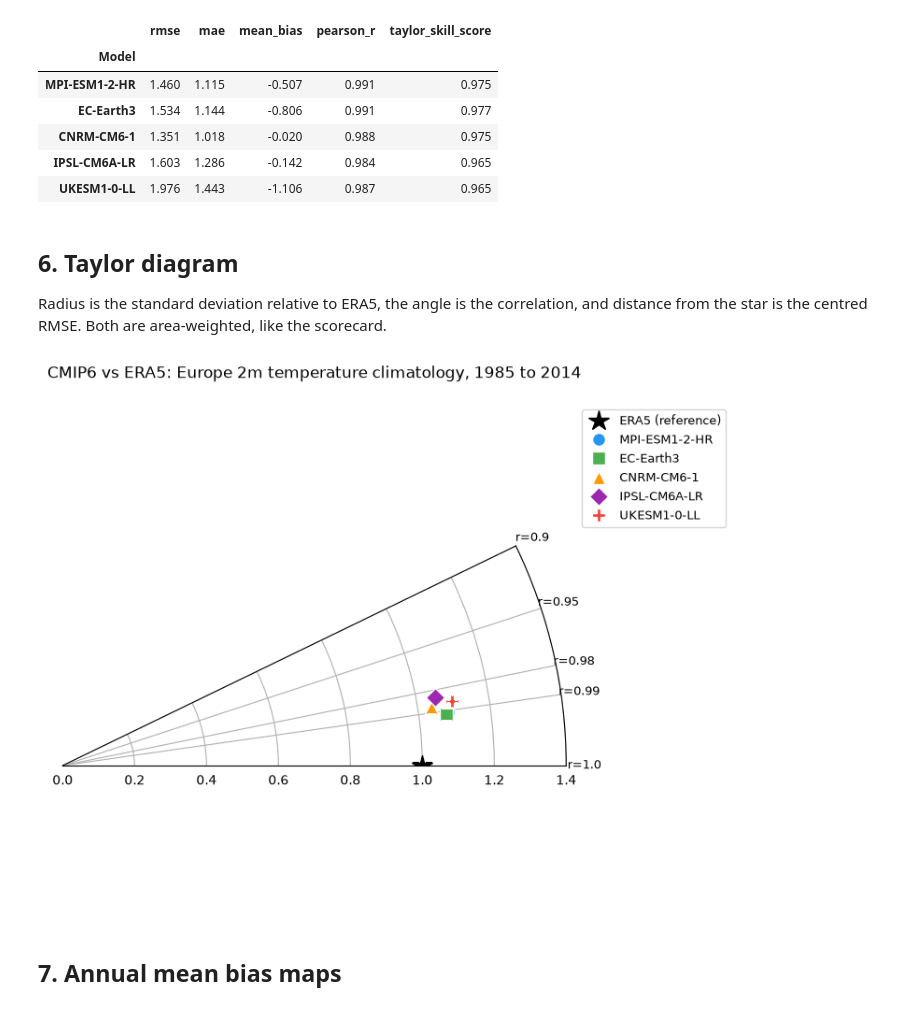
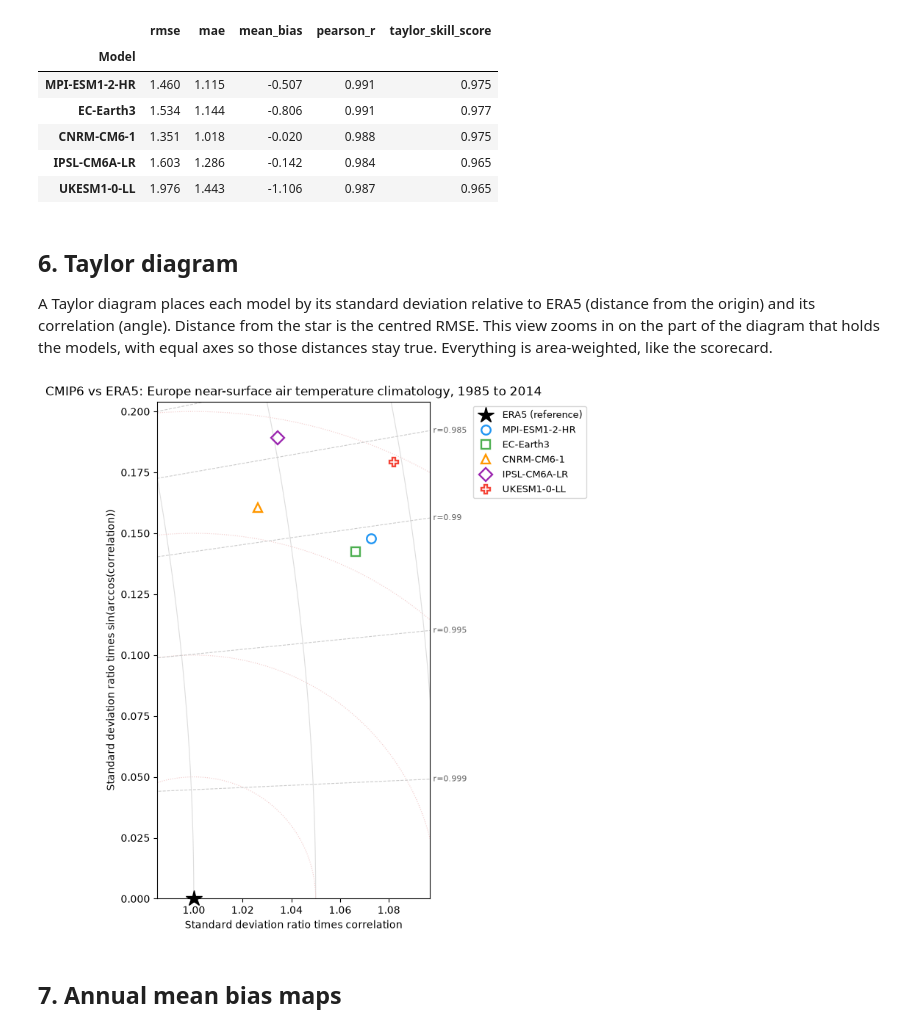
Before and after one commit to northflowlabs/northflow-notebooks, a Jupyter notebook: notebooks/cmip6_taylor_diagram.ipynb, the cells around one changed output. Saved outputs shown, nothing was run; the diff lists cells and outputs as text; code cells hidden in the pictures.

```diff
--- a/notebooks/cmip6_taylor_diagram.ipynb
+++ b/notebooks/cmip6_taylor_diagram.ipynb
@@ -302,35 +302,50 @@ Area-weighted climval scorecard: CMIP6 vs ERA5, Europe, 1985 to 2014, tas (K)
 # %% [markdown]
 ## 6. Taylor diagram
 
-Radius is the standard deviation relative to ERA5, the angle is the correlation, and distance from the star is the centred RMSE. Both are area-weighted, like the scorecard.
+A Taylor diagram places each model by its standard deviation relative to ERA5 (distance from the origin) and its correlation (angle). Distance from the star is the centred RMSE. This view zooms in on the part of the diagram that holds the models, with equal axes so those distances stay true. Everything is area-weighted, like the scorecard.
-# %%
-R_MIN = 0.9
-ref_values = era5_clim.values.ravel()
-if df["pearson_r"].min() < R_MIN:
-    raise ValueError("A model falls outside the plotted correlation range; lower R_MIN")
-
-fig = plt.figure(figsize=(9, 7))
-ax = fig.add_subplot(111, polar=True)
-ax.set_thetamin(0)
-ax.set_thetamax(np.degrees(np.arccos(R_MIN)))
-ax.set_rlim(0, 1.4)
-ticks = [0.9, 0.95, 0.98, 0.99, 1.0]
-ax.set_thetagrids(np.degrees(np.arccos(ticks)), [f"r={t}" for t in ticks], fontsize=9)
-ax.plot(0, 1.0, marker="*", markersize=16, color="black", label="ERA5 (reference)", zorder=5, linestyle="none")
-
-colors = ["#2196F3", "#4CAF50", "#FF9800", "#9C27B0", "#F44336"]
-markers = ["o", "s", "^", "D", "P"]
-for i, (model, clim) in enumerate(model_clims.items()):
-    ratio = weighted_std(clim.values.ravel(), weights) / weighted_std(ref_values, weights)
-    ax.plot(np.arccos(results[model]["pearson_r"]), ratio, marker=markers[i], markersize=10, color=colors[i],
-            label=model, markeredgecolor="white", linestyle="none")
-
-ax.set_title(f"CMIP6 vs ERA5: Europe 2m temperature climatology, {YEAR_START} to {YEAR_END}", fontsize=12, pad=20)
-ax.legend(loc="upper left", bbox_to_anchor=(1.02, 1.0), fontsize=9)
-fig.savefig("taylor_diagram_cmip6_era5.png", dpi=150, bbox_inches="tight", facecolor="white")
-plt.show()
-# %% [output]
-[figure, removed]
+# %%
+ref_values = era5_clim.values.ravel()
+placed = {}
+for model, clim in model_clims.items():
+    ratio = weighted_std(clim.values.ravel(), weights) / weighted_std(ref_values, weights)
+    angle = np.arccos(results[model]["pearson_r"])
+    placed[model] = (ratio * np.cos(angle), ratio * np.sin(angle))
+
+xy = np.array(list(placed.values()))
+pad = 0.015
+x_low, x_high = min(1.0, xy[:, 0].min()) - pad, xy[:, 0].max() + pad
+y_low, y_high = 0.0, xy[:, 1].max() + pad
+
+fig, ax = plt.subplots(figsize=(9, 7.5), constrained_layout=True)
+turn = np.linspace(0, np.pi, 720)
+for ratio in np.arange(0.9, 1.35, 0.05):
+    ax.plot(ratio * np.cos(turn), ratio * np.sin(turn), color="#dddddd", linewidth=0.8, zorder=1)
+for centred_rmse in (0.05, 0.1, 0.15, 0.2):
+    ax.plot(1 + centred_rmse * np.cos(turn), centred_rmse * np.sin(turn), color="#f2c9c9", linewidth=0.8, linestyle=":", zorder=1)
+for correlation in (0.98, 0.985, 0.99, 0.995, 0.999):
+    slope = np.tan(np.arccos(correlation))
+    ax.plot([0, 2], [0, 2 * slope], color="#cccccc", linewidth=0.8, linestyle="--", zorder=1)
+    if x_high * slope <= y_high:
+        ax.text(x_high, x_high * slope, f" r={correlation}", fontsize=8, color="#666666", va="center")
+
+ax.plot(1, 0, marker="*", markersize=16, color="black", label="ERA5 (reference)", linestyle="none", zorder=4, clip_on=False)
+colors = ["#2196F3", "#4CAF50", "#FF9800", "#9C27B0", "#F44336"]
+markers = ["o", "s", "^", "D", "P"]
+for i, (model, point) in enumerate(placed.items()):
+    ax.plot(*point, marker=markers[i], markersize=9, markerfacecolor="none", markeredgecolor=colors[i],
+            markeredgewidth=1.7, label=model, linestyle="none", zorder=3)
+
+ax.set_xlim(x_low, x_high)
+ax.set_ylim(y_low, y_high)
+ax.set_aspect("equal")
+ax.set_xlabel("Standard deviation ratio times correlation")
+ax.set_ylabel("Standard deviation ratio times sin(arccos(correlation))")
+ax.set_title(f"CMIP6 vs ERA5: Europe near-surface air temperature climatology, {YEAR_START} to {YEAR_END}", fontsize=12)
+ax.legend(loc="upper left", bbox_to_anchor=(1.14, 1.0), fontsize=9)
+fig.savefig("taylor_diagram_cmip6_era5.png", dpi=150, bbox_inches="tight", facecolor="white")
+plt.show()
+# %% [output]
+[figure, added]
 # %% [markdown]
 ## 7. Annual mean bias maps
 # %%
```
Also changed, not shown: parts of 2 cells of this notebook, 3 other files.
